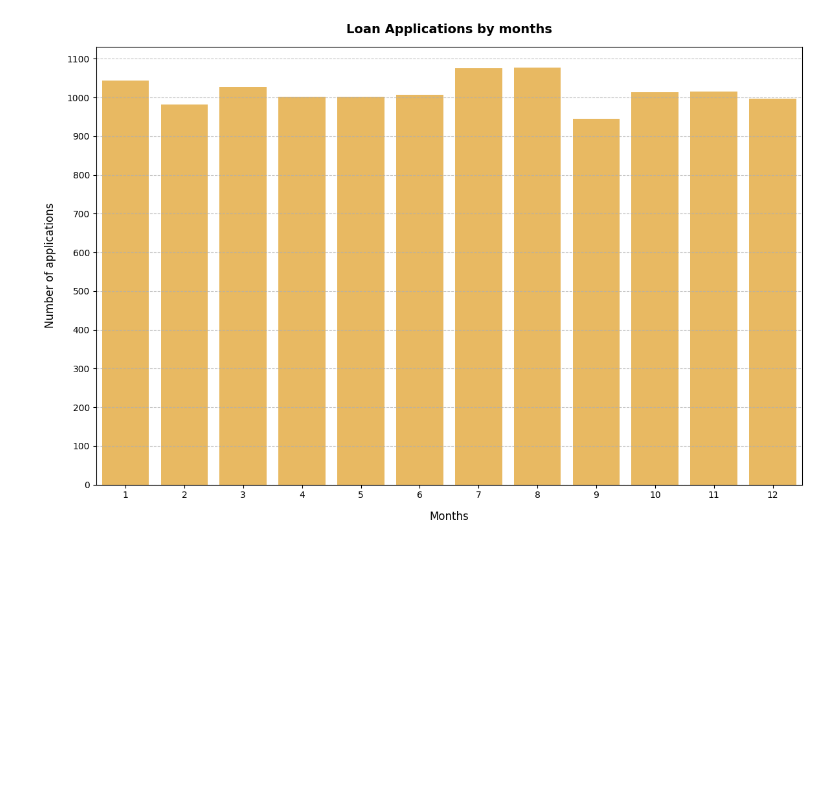
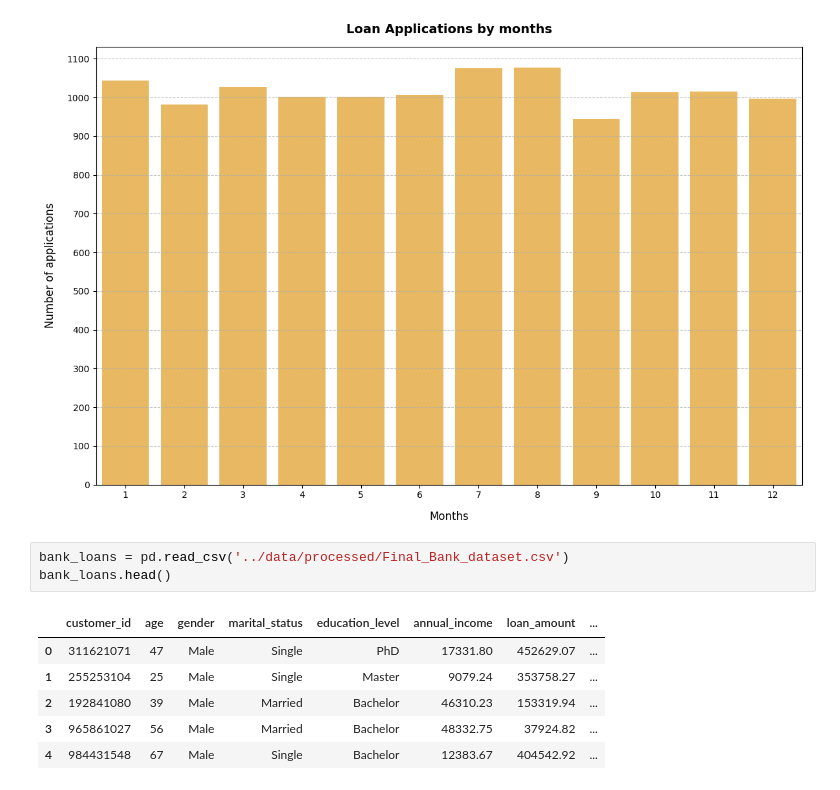
Before and after one commit to Hashim-baya/Data_Science, a Jupyter notebook: Bank Loan Dataset/notebooks/04_eda.ipynb, the cells around one changed output. Saved outputs shown, nothing was run; the diff lists cells and outputs as text; blank space fills up the shorter version.

```diff
--- a/Bank Loan Dataset/notebooks/04_eda.ipynb
+++ b/Bank Loan Dataset/notebooks/04_eda.ipynb
@@ -160,3 +160,13 @@ plt.tight_layout()
 plt.savefig('../reports/figures/Loan_Application_Months.png')
 # %% [output]
 [figure]
+# %%
+bank_loans = pd.read_csv('../data/processed/Final_Bank_dataset.csv')
+bank_loans.head()
+# %% [output]
+|  | customer_id | age | gender | marital_status | education_level | annual_income | loan_amount | ... |
+| 0 | 311621071 | 47 | Male | Single | PhD | 17331.80 | 452629.07 | ... |
+| 1 | 255253104 | 25 | Male | Single | Master | 9079.24 | 353758.27 | ... |
+| 2 | 192841080 | 39 | Male | Married | Bachelor | 46310.23 | 153319.94 | ... |
+| 3 | 965861027 | 56 | Male | Married | Bachelor | 48332.75 | 37924.82 | ... |
+| 4 | 984431548 | 67 | Male | Single | Bachelor | 12383.67 | 404542.92 | ... |
```
Also changed, not shown: parts of 2 cells of this notebook, 3 other files.
